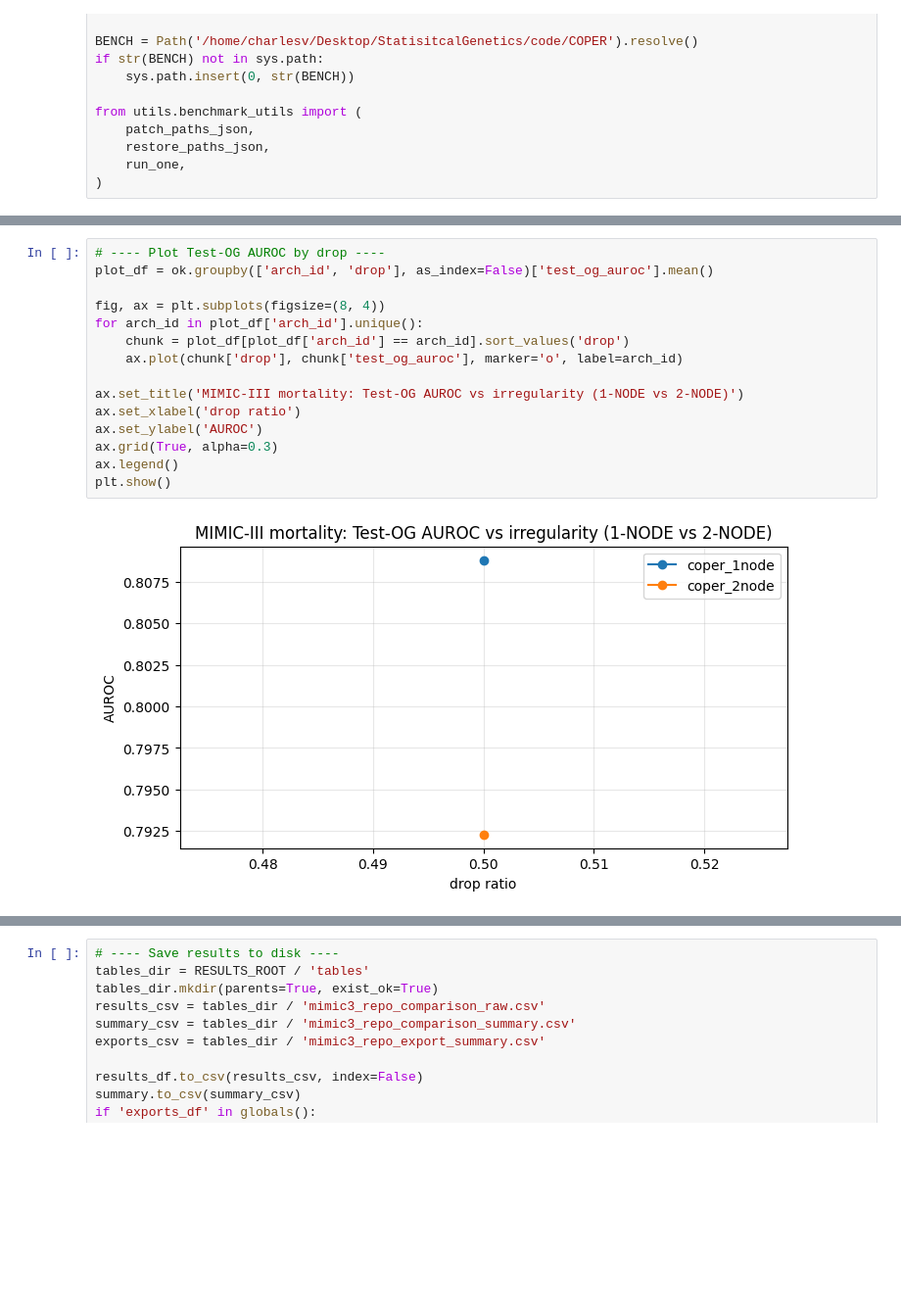
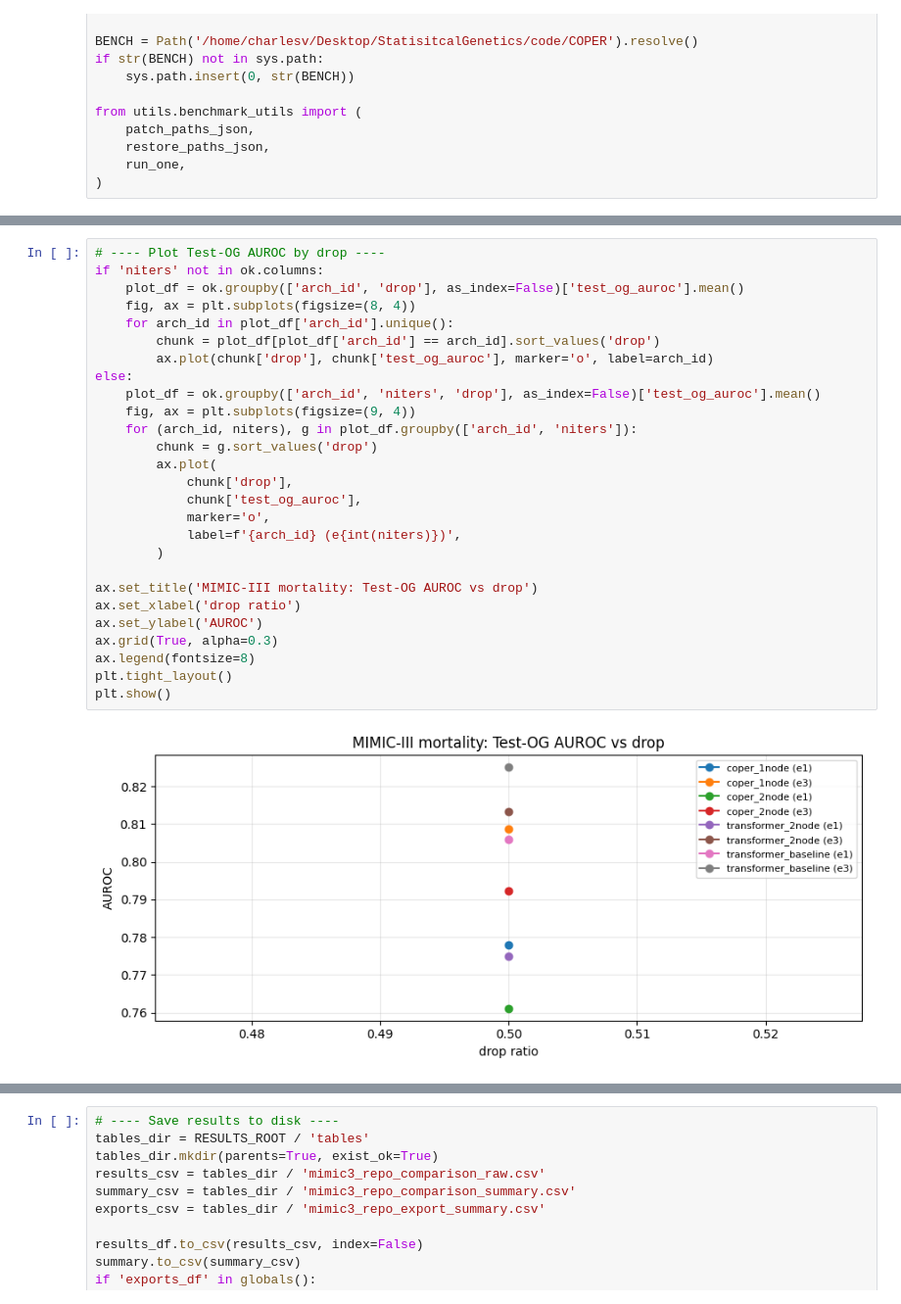
Before and after one commit to charles-vzf/COPER-latents, a Jupyter notebook: notebooks/compare_mortality_mimic3.ipynb, the cells around one changed output, grey strips where cells are left out. Shown at 98% size. Cells and saved outputs as stored; diff of their text form; blank space fills up the shorter version.

Commit message:
Add transformer 2-NODE support and clean heavy artifacts tracking

```diff
--- a/notebooks/compare_mortality_mimic3.ipynb
+++ b/notebooks/compare_mortality_mimic3.ipynb
@@ -170,20 +232,32 @@ summary
 # %%
 # ---- Plot Test-OG AUROC by drop ----
-plot_df = ok.groupby(['arch_id', 'drop'], as_index=False)['test_og_auroc'].mean()
+if 'niters' not in ok.columns:
+    plot_df = ok.groupby(['arch_id', 'drop'], as_index=False)['test_og_auroc'].mean()
+    fig, ax = plt.subplots(figsize=(8, 4))
+    for arch_id in plot_df['arch_id'].unique():
+        chunk = plot_df[plot_df['arch_id'] == arch_id].sort_values('drop')
+        ax.plot(chunk['drop'], chunk['test_og_auroc'], marker='o', label=arch_id)
+else:
+    plot_df = ok.groupby(['arch_id', 'niters', 'drop'], as_index=False)['test_og_auroc'].mean()
+    fig, ax = plt.subplots(figsize=(9, 4))
+    for (arch_id, niters), g in plot_df.groupby(['arch_id', 'niters']):
+        chunk = g.sort_values('drop')
+        ax.plot(
+            chunk['drop'],
+            chunk['test_og_auroc'],
+            marker='o',
+            label=f'{arch_id} (e{int(niters)})',
+        )
 
-fig, ax = plt.subplots(figsize=(8, 4))
-for arch_id in plot_df['arch_id'].unique():
-    chunk = plot_df[plot_df['arch_id'] == arch_id].sort_values('drop')
-    ax.plot(chunk['drop'], chunk['test_og_auroc'], marker='o', label=arch_id)
-
-ax.set_title('MIMIC-III mortality: Test-OG AUROC vs irregularity (1-NODE vs 2-NODE)')
+ax.set_title('MIMIC-III mortality: Test-OG AUROC vs drop')
 ax.set_xlabel('drop ratio')
 ax.set_ylabel('AUROC')
 ax.grid(True, alpha=0.3)
-ax.legend()
+ax.legend(fontsize=8)
+plt.tight_layout()
 plt.show()
 # %% [output]
-[figure, old version]
+[figure, new version]
 # %%
 # ---- Export checkpoints to portable bundles (.pt + .json) ----
 EXPORT_SCRIPT = BENCH / 'utils' / 'export_coper_checkpoint.py'
```
Also changed, not shown: parts of 6 cells of this notebook, 33 other files.
